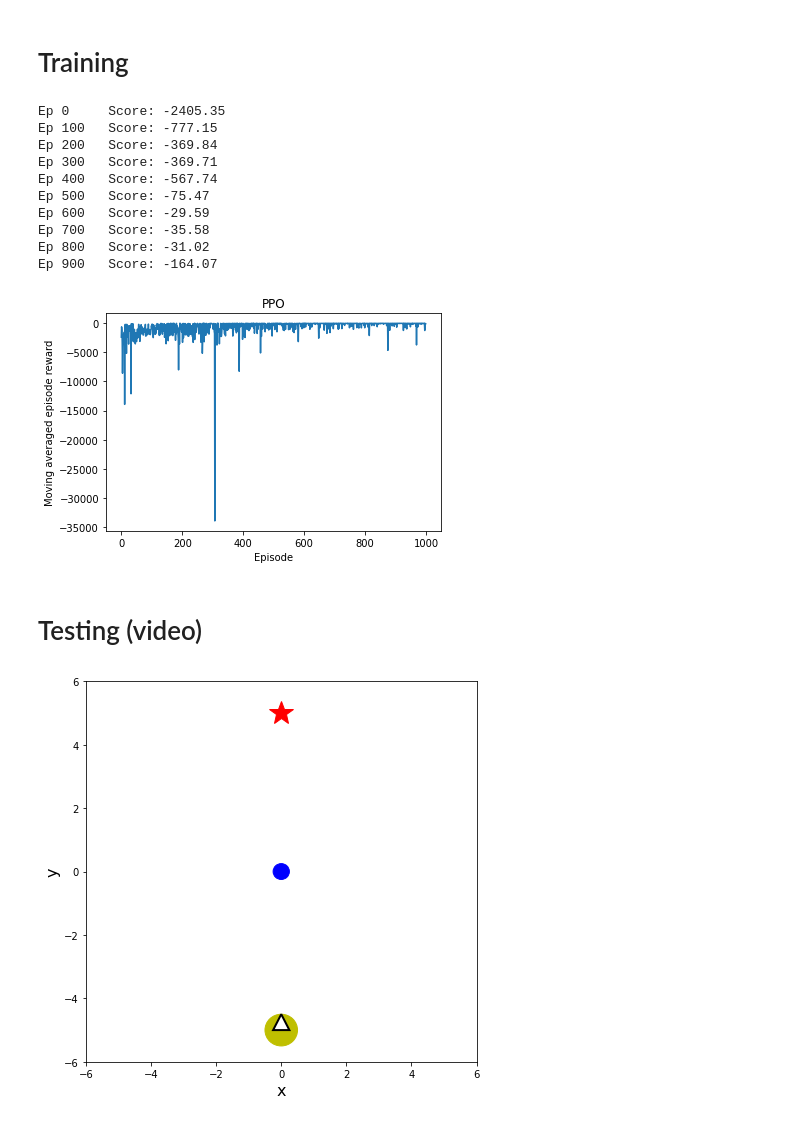
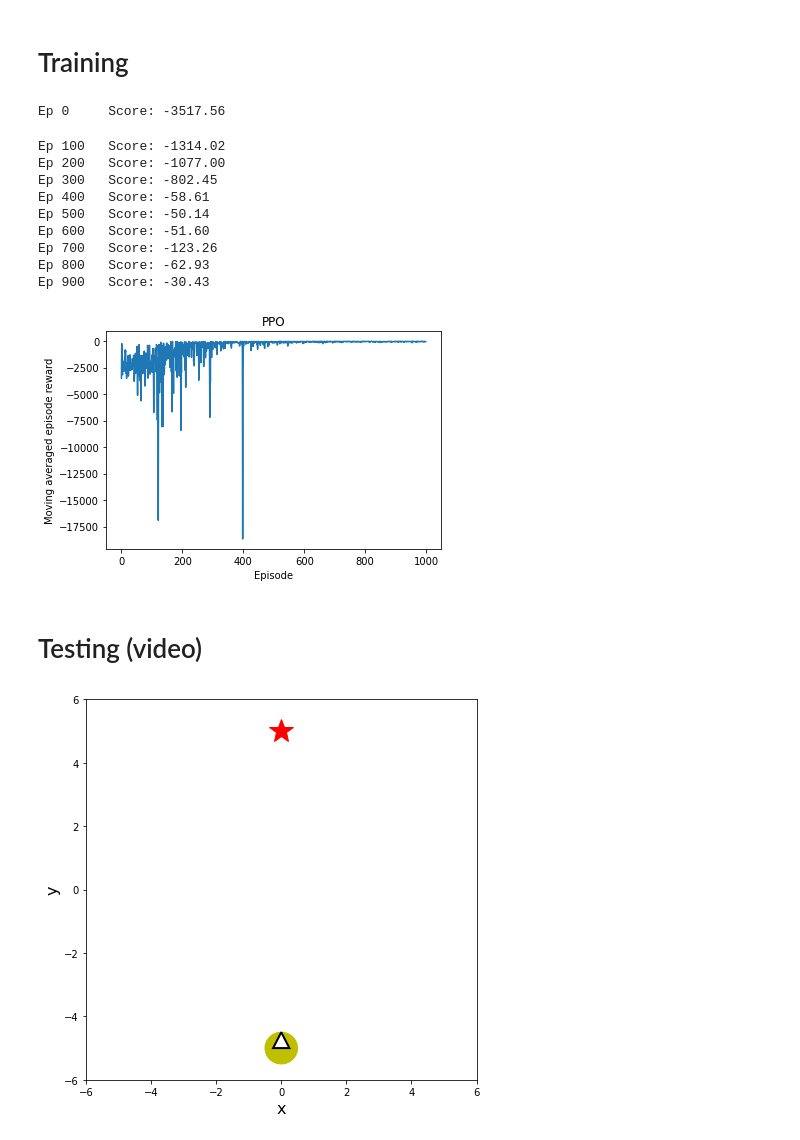
Before and after one commit to tessavdheiden/didactic-octo-telegram, a Jupyter notebook: RobotHuman.ipynb, the cells around one changed output. Cells and saved outputs as stored; diff of their text form; code cells hidden in the pictures.

```diff
--- a/RobotHuman.ipynb
+++ b/RobotHuman.ipynb
@@ -32,7 +40,8 @@ seed=0
 render=True
 log_interval=100
 T = 200
-num_O = 6
+num_H = 0
+num_O = 4 + num_H * 2
 num_A = 2
 
 TrainingRecord = namedtuple('TrainingRecord', ['ep', 'reward'])
@@ -159,24 +168,16 @@ class Agent():
         del self.buffer[:]
 # %%
 class RobotEnv(gym.Env):
-  def __init__(self):
+  def __init__(self,):
     self.sT = np.array([0., 5.])
     self.s0 = np.array([0., -5.])
-    self.particle = np.array([0., 0.])
-    self.trajectory = []
-    self.t=0
-    self.fig = None
-    self.arrow = None
 
   def step(self, action):
-    self.t +=1
     v, r = action[0], action[1]
     px, py = self.state
     self.theta += r
     px = px + v * np.cos(self.theta[0])
     py = py + v * np.sin(self.theta[0])
-
-    self.particle += np.random.rand(2) - np.ones(2) / 2
 
     self.state = np.array([px, py])
 
@@ -188,38 +189,26 @@ class RobotEnv(gym.Env):
       cost = -1*dist
       done = False
 
-    if np.linalg.norm(self.particle - self.state) < 0.5:
-      cost = cost - 1/dist
-      done = True
-
-    self.trajectory.append(self.state)
     return self._get_obs(), cost, done, {}
 
   def _get_obs(self):
     dist = self.sT - self.state
     heading = np.array([np.cos(self.theta[0]), np.sin(self.theta[0])])
-    return np.hstack([dist, heading, self.particle])
+    return np.hstack([dist, heading])
 
   def reset(self):
-    self.trajectory=[]
     self.state = self.s0
     self.theta = np.array([np.pi / 2])
-    self.particle = np.array([0., 0.])
-    self.t=0
     return self._get_obs()
 
-  def render(self,):
+  def render(self, path):
     # if self.fig == None:
     self.fig, self.ax = plt.subplots(figsize=(7, 7))
     robot = plt.Circle(self.state, 0.5, fill=True, color='y')
     self.ax.add_artist(robot)
-    particle = plt.Circle(self.state, 0.25, fill=True, color='b')
-    self.ax.add_artist(particle)
 
     robot.center = self.state
-    particle.center = self.particle
 
-    path = np.asarray(self.trajectory)
     self.ax.scatter(path[:, 0],path[:,1])
     self.ax.add_artist(mlines.Line2D([self.sT[0]],[self.sT[1]], color='r', marker='*', linestyle='None', markersize=15, label='Goal'))
 
@@ -232,7 +221,7 @@ class RobotEnv(gym.Env):
     polygon.set_transform(tra)
 
     self.ax.scatter(self.s0[0], self.s0[1], marker='o', c='y')
-    self.ax.set_title(f'time={self.t}')
+    # self.ax.set_title(f'time={self.t}')
     self.ax.set_xlabel('x(m)', fontsize=16)
     self.ax.set_ylabel('y(m)', fontsize=16)
     self.ax.set_xlim(-7, 7)
@@ -274,17 +263,17 @@ plt.xlabel('Episode')
 plt.ylabel('Moving averaged episode reward')
 plt.show()
 # %% [output]
-Ep 0     Score: -2405.35
-Ep 100   Score: -777.15
-Ep 200   Score: -369.84
-Ep 300   Score: -369.71
-Ep 400   Score: -567.74
-Ep 500   Score: -75.47
-Ep 600   Score: -29.59
-Ep 700   Score: -35.58
-Ep 800   Score: -31.02
-Ep 900   Score: -164.07
+Ep 0     Score: -3517.56
+Ep 100   Score: -1314.02
+Ep 200   Score: -1077.00
+Ep 300   Score: -802.45
+Ep 400   Score: -58.61
+Ep 500   Score: -50.14
+Ep 600   Score: -51.60
+Ep 700   Score: -123.26
+Ep 800   Score: -62.93
+Ep 900   Score: -30.43
-[figure, old version]
+[figure, new version]
 # %% [markdown]
 # Testing (video)
 # %%
@@ -292,44 +281,39 @@ env = RobotEnv()
 state = env.reset()
 traj = []
 thetas = []
-occupancies = []
 
 for t in range(T):
     traj.append(env.state.copy())
     thetas.append(env.theta[0].copy())
-    occupancies.append(env.particle.copy())
     action, action_log_prob = agent.select_action(state)
     state_, reward, done, _ = env.step(action)
-    #env.render()
+    # env.render(np.asarray(traj))
     state = state_
 # %%
 # create a figure and axes
 fig, ax = plt.subplots(figsize=(7, 7))
 
 # set up the subplots as needed
 ax.set_xlim(( -6, 6))
 ax.set_ylim((-6, 6))
 ax.set_xlabel('x', fontsize=16)
 ax.set_ylabel('y', fontsize=16)
 
 txt_title = ax.set_title('')
 ax.add_artist(mlines.Line2D([0],[5], color='r', marker='*', linestyle='None', markersize=25, label='Goal'))
 robot = plt.Circle(traj[0], 0.5, fill=True, color='y')
 ax.add_artist(robot)
 
-particle = plt.Circle(occupancies[0], 0.25, fill=True, color='b')
-ax.add_artist(particle)
-
 vertices =[(-1/4,0), (1/4,0), (0, 1/2)]
 polygon = patches.Polygon(vertices, fc=(1,1,1,1), ec=(0,0,0,1), lw=2)
 ax.add_artist(polygon)
 r = trs.Affine2D().rotate(thetas[0]-np.pi/2)
 t = trs.Affine2D().translate(traj[0][0], traj[0][1])
 tra = r + t + ax.transData
 polygon.set_transform(tra)
 
 line1, = ax.plot([], [], 'b', lw=2)     # ax.plot returns a list of 2D line objects
 line2, = ax.plot([], [], 'r', lw=2)
 # %% [output]
-[figure, old version]
+[figure, new version]
 # %%
```
Also changed, not shown: parts of 2 cells of this notebook.
